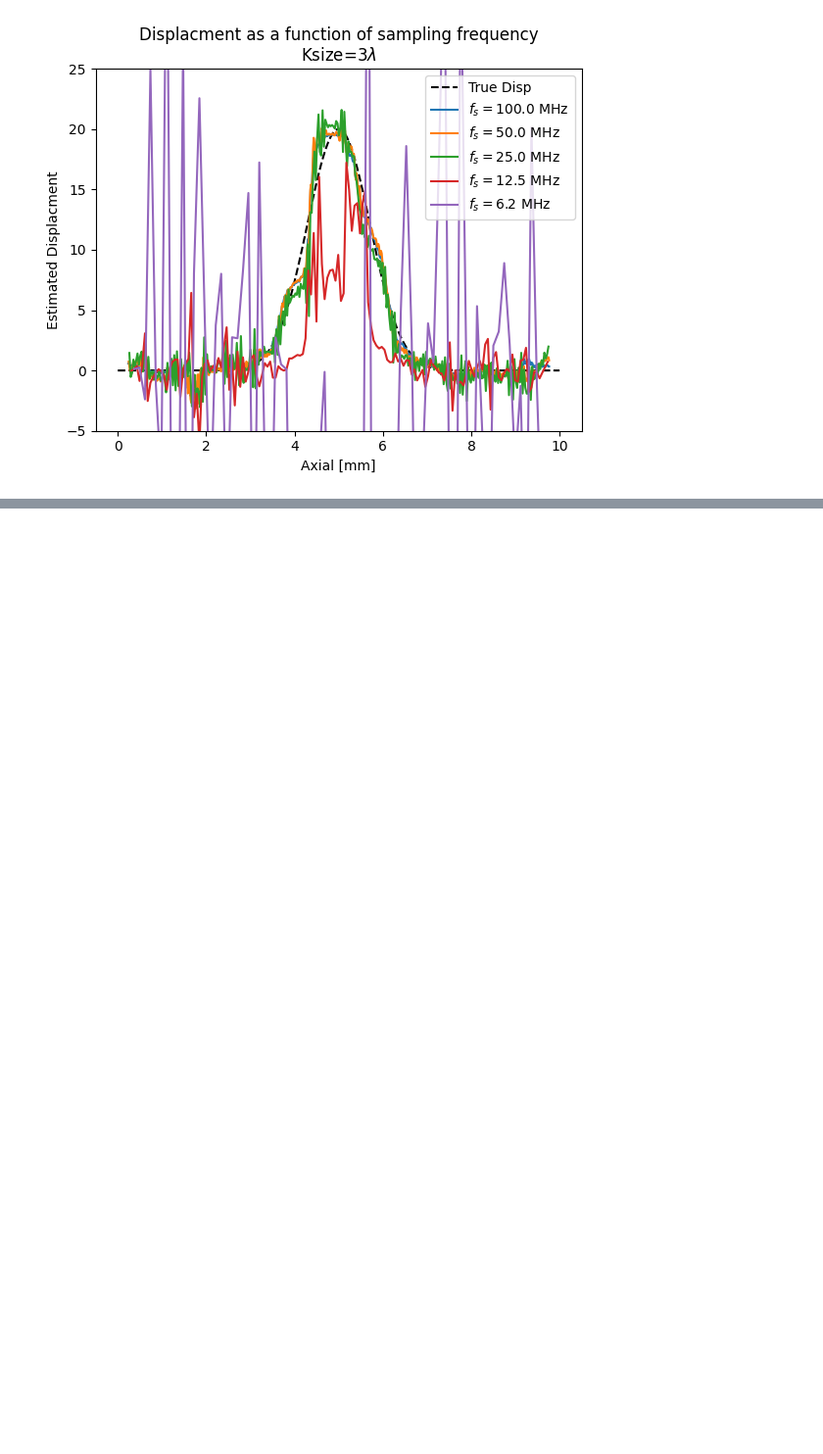
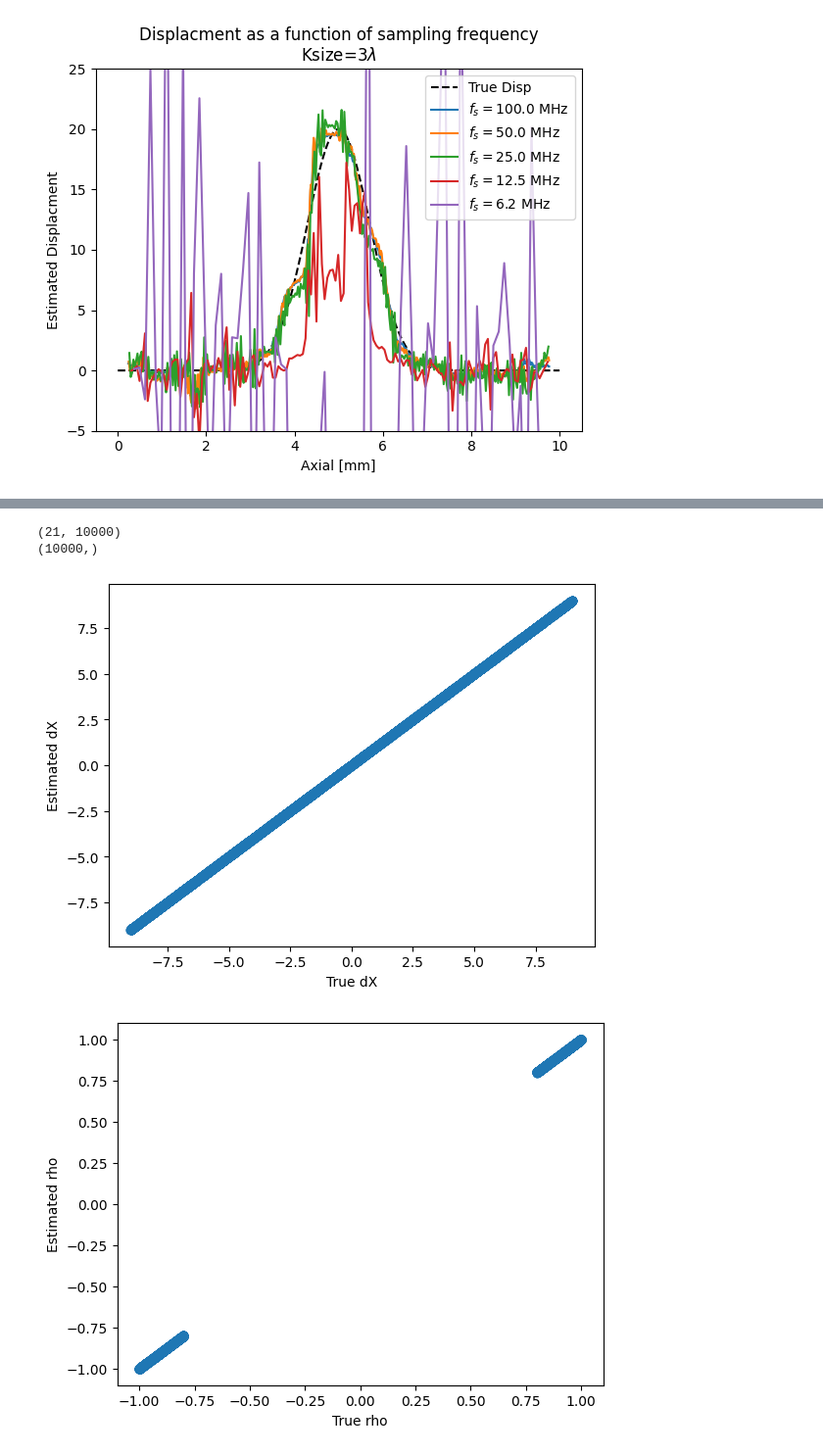
Before and after one commit to wewightman/pyusel-dispest, a Jupyter notebook: examples/partmotion.ipynb, the cells around one changed output, grey strips where cells are left out. Shown at 98% size. Saved outputs shown, nothing was run; the diff lists cells and outputs as text; code cells hidden in the pictures; blank space fills up the shorter version.

```diff
--- a/examples/partmotion.ipynb
+++ b/examples/partmotion.ipynb
@@ -244,0 +268,53 @@ plt.show()
+# %%
+N=int(1E4)
+
+x0 = rng.uniform(-9, 9, (1,N))
+a0 = rng.uniform(-0.3, 0.3, (1,N))
+c0 = - np.sign(a0) * rng.uniform(0.8, 1, (1,N))
+
+xi = np.arange(-10, 11, dtype=int).reshape(-1,1)
+
+rhos = a0 * (xi - x0)**2 + c0
+
+print(rhos.shape)
+
+imax = np.nanargmax(rhos, axis=0)
+
+print(imax.shape)
+invbnd = (imax < 1) | (imax >= 2*10)
+imax[invbnd] = 10
+sel_peak_neighbors = imax[None,:] + np.array([[-1, 0, 1]], dtype=int).T
+sel_row_inds = np.arange(N)[None,:] * np.ones((3,1), dtype=int)
+peaks = rhos[sel_peak_neighbors, sel_row_inds]
+
+# fit a quadratic to the peak correlation coefficient and its neighbors
+a = (peaks[0] + peaks[2])/2 - peaks[1]
+b = (peaks[2] - peaks[0])/2
+c = peaks[1]
+
+# mask a == 0 to prevent sdenominator explosion
+zero_mask = a == 0
+a[zero_mask] = np.nan
+
+# Estimate the shift in peak location predicted by the quadratic fit
+dmax = -b/(2*a)
+
+# find the correlation coefficient at the peak 'index'
+rhomax = a*dmax*dmax + b*dmax + c
+
+plt.figure()
+plt.scatter(x0, dmax+imax-10)
+plt.xlabel("True dX")
+plt.ylabel("Estimated dX")
+plt.show()
+
+plt.figure()
+plt.scatter(c0, rhomax)
+plt.xlabel("True rho")
+plt.ylabel("Estimated rho")
+plt.show()
+# %% [output]
+(21, 10000)
+(10000,)
+[figure, added]
+[figure, added]
```
Also changed, not shown: parts of 3 cells of this notebook.
